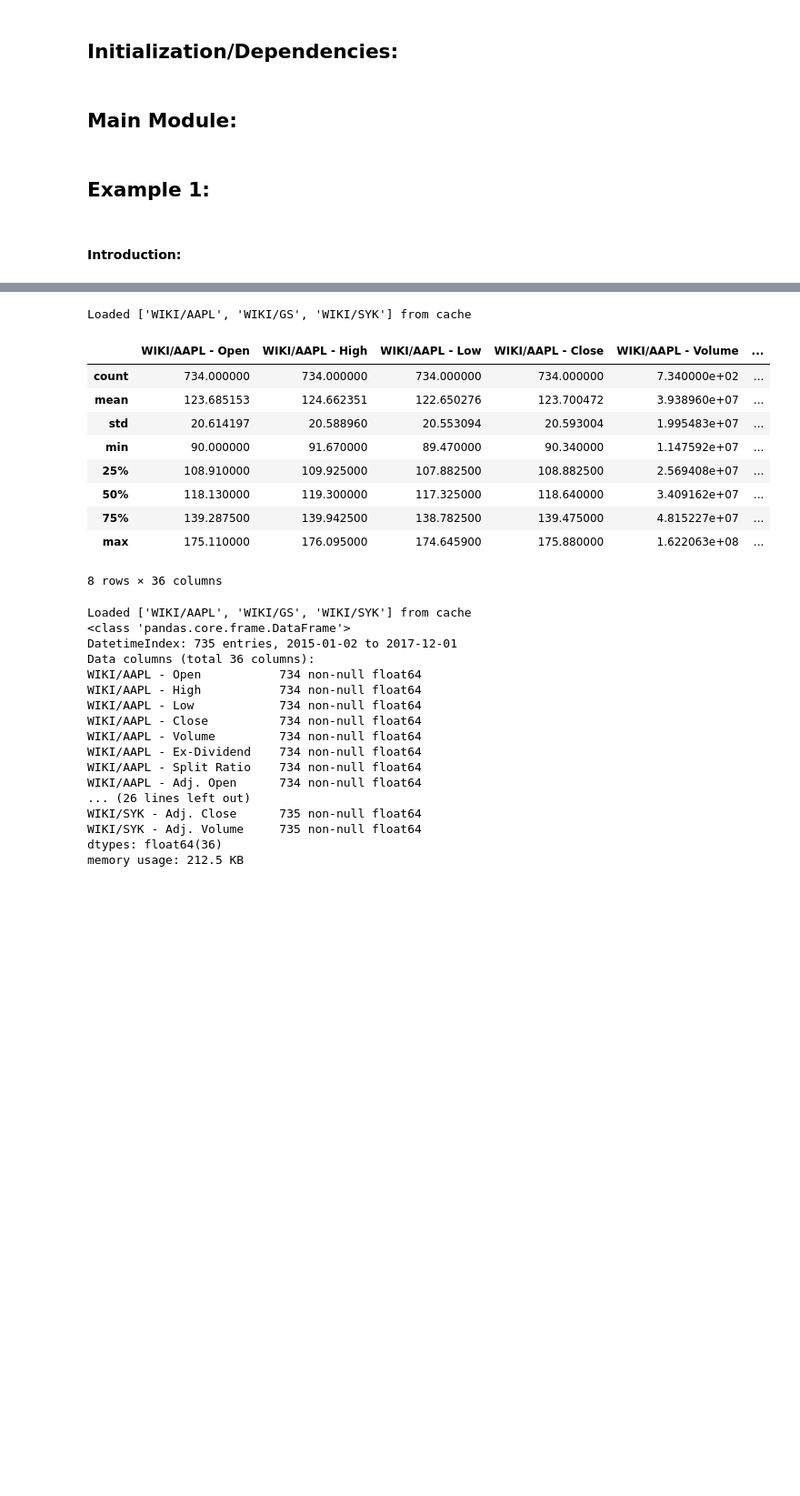
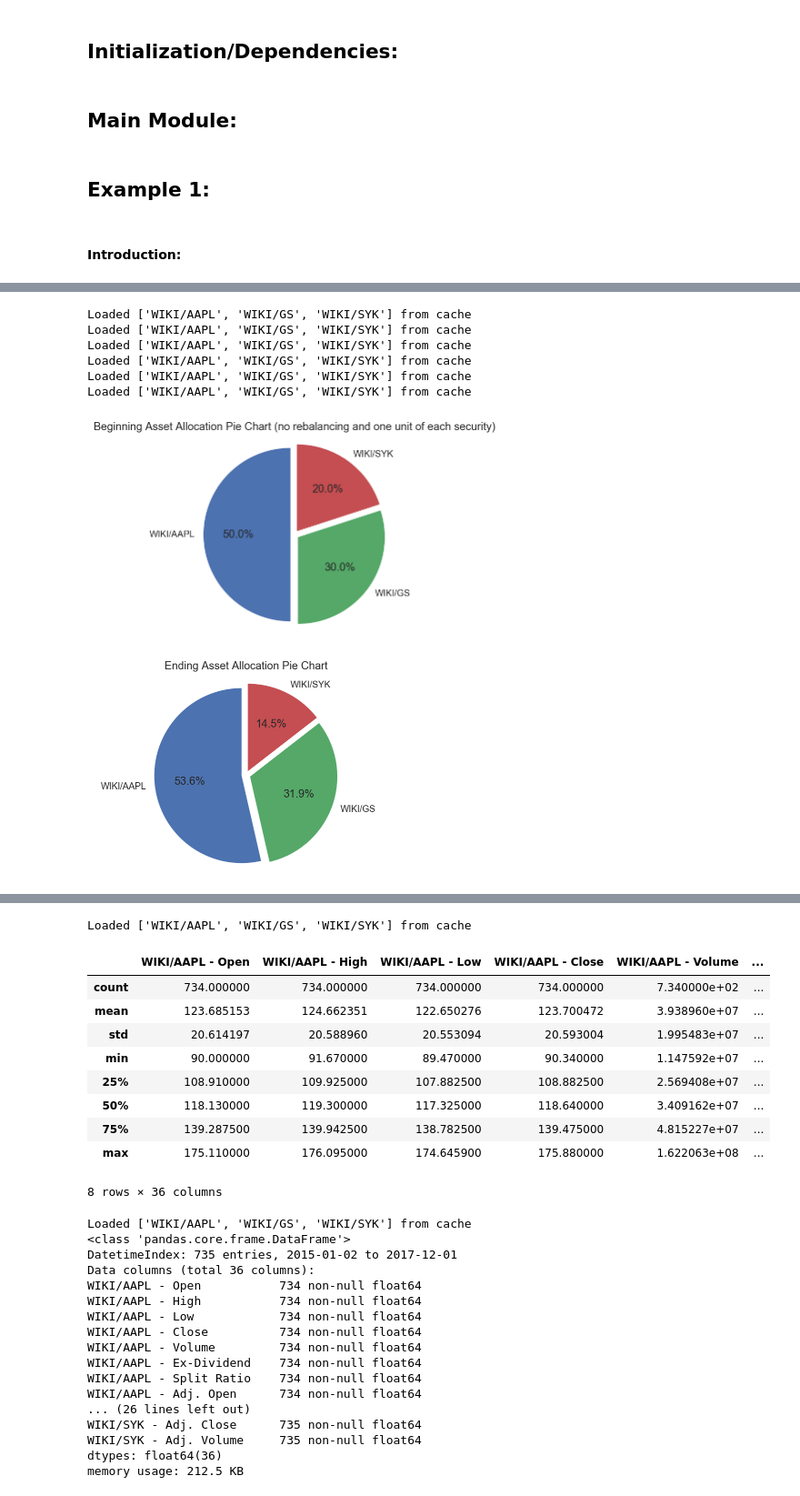
Before and after one commit to arminv/Portfolio-Backtesting-Project, a Jupyter notebook: Backtesting_Project.ipynb, the cells around one changed output, grey strips where cells are left out. Shown at 91% size. Cells and saved outputs as stored; diff of their text form; code cells hidden in the pictures; blank space fills up the shorter version.

```diff
--- a/Backtesting_Project.ipynb
+++ b/Backtesting_Project.ipynb
@@ -109,6 +109,30 @@ def HP_Return(start, end, this):
         _HP_return = np.sum(((_end_returns - _start_returns)/_start_returns)*weights)
         #return _HP_return
         print('Holding Period Return is : {0}'.format(_HP_return*100) + ' %')
+
+# Return a pie chart of asset allocation for both start/end dates:
+def Asset_Pie(start, end, this):
+        # starting asset allocation:
+        _weights_start = weights
+        explode = [0.05]*(len(ticker))   # 'Explode' all pieces (i.e. in total there are: len(ticker) pieces)
+
+        fig1, ax1 = plt.subplots()
+
+        ax1.pie(_weights_start, explode = explode, labels=ticker, autopct='%1.1f%%',
+                shadow=False, startangle=90)
+        ax1.axis('equal')   # Equal aspect ratio ensures that pie is drawn as a circle
+        plt.title('Beginning Asset Allocation Pie Chart (no rebalancing and one unit of each security)')
+        # ending asset allocation:
+        _weights_end = (Get_This(this).loc[end,:])/ np.cumsum(Get_This(this).loc[end,:])
+
+        fig2, ax2 = plt.subplots()
+
+        ax2.pie(_weights_end, explode = explode, labels=ticker, autopct='%1.1f%%',
+                shadow=False, startangle=90)
+        ax2.axis('equal')
+        plt.title('Ending Asset Allocation Pie Chart')
+
+        plt.show()
 # %% [markdown]
 ## Example 1:
 # %% [markdown]
@@ -138,0 +148,11 @@ Cached ['WIKI/AAPL', 'WIKI/GS', 'WIKI/SYK'] at ['WIKI-AAPL', 'WIKI-GS', 'WIKI-SY
+# %%
+Asset_Pie(start, end, this)
+# %% [output]
+Loaded ['WIKI/AAPL', 'WIKI/GS', 'WIKI/SYK'] from cache
+Loaded ['WIKI/AAPL', 'WIKI/GS', 'WIKI/SYK'] from cache
+Loaded ['WIKI/AAPL', 'WIKI/GS', 'WIKI/SYK'] from cache
+Loaded ['WIKI/AAPL', 'WIKI/GS', 'WIKI/SYK'] from cache
+Loaded ['WIKI/AAPL', 'WIKI/GS', 'WIKI/SYK'] from cache
+Loaded ['WIKI/AAPL', 'WIKI/GS', 'WIKI/SYK'] from cache
+[figure, added]
+[figure, added]
```
Also changed, not shown: parts of 3 cells of this notebook.
